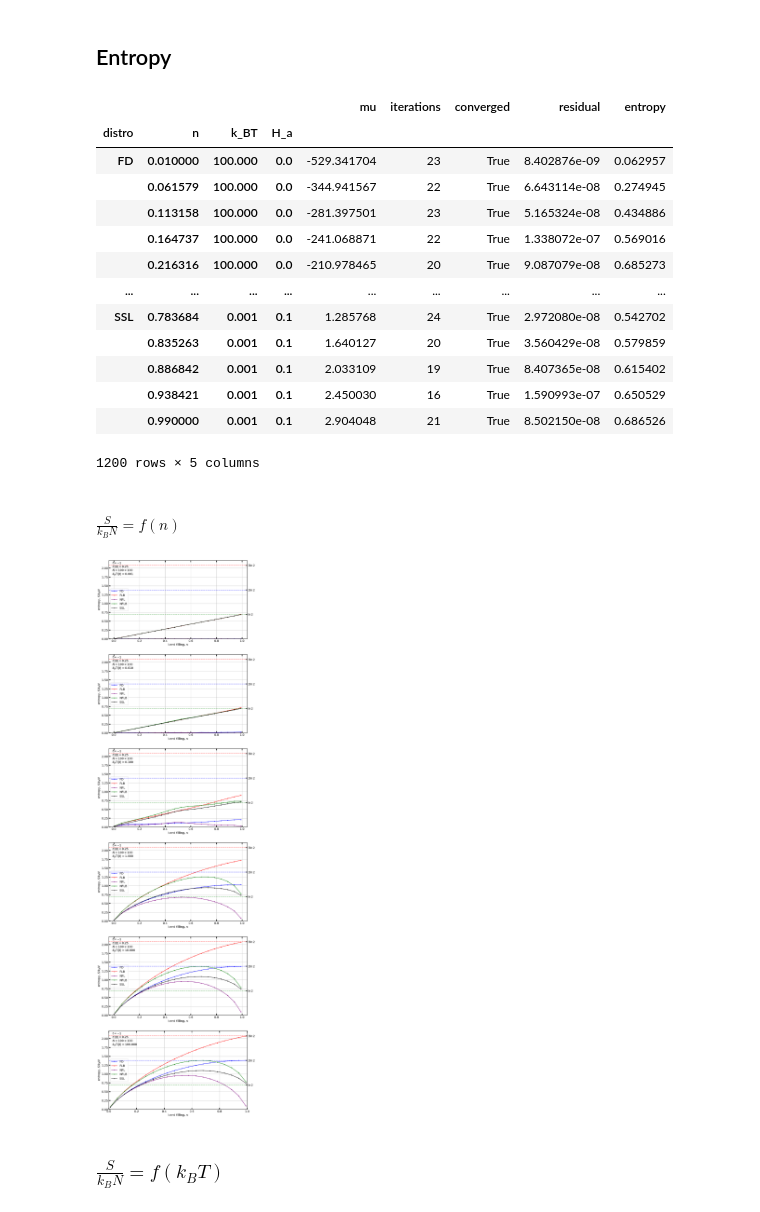
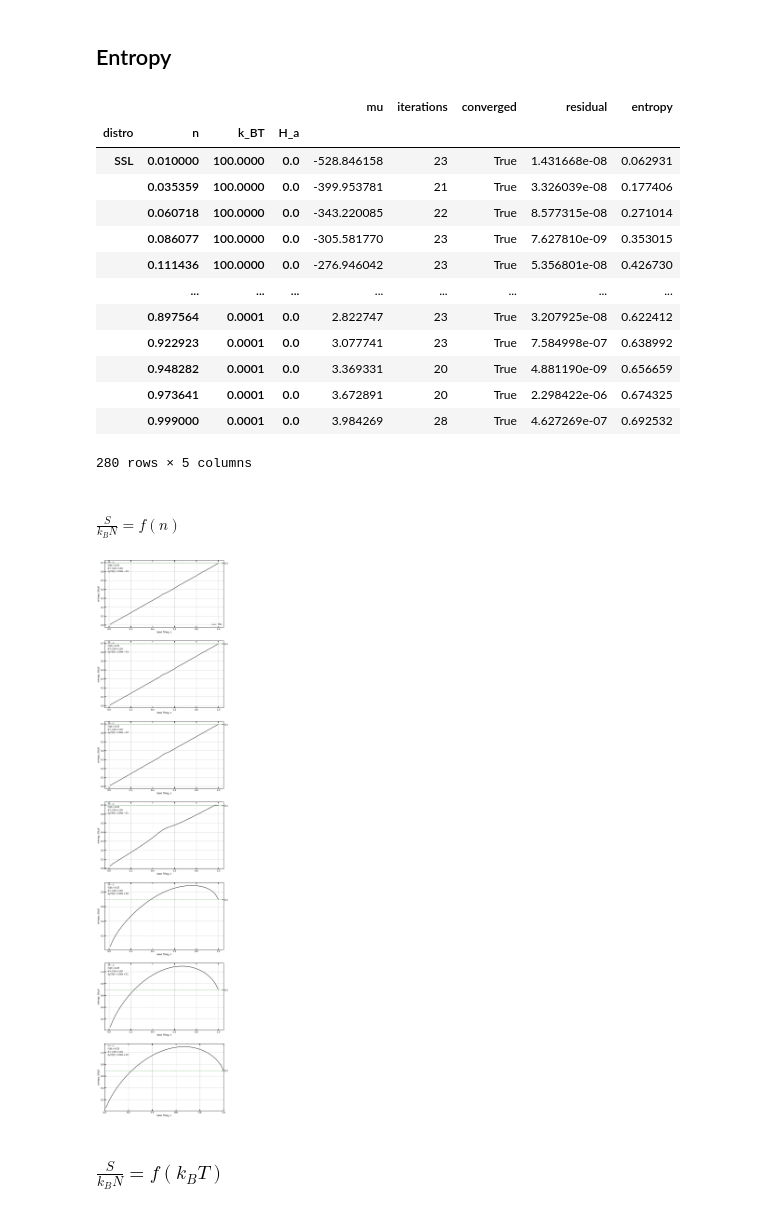
Before and after one commit to Mateuszzx/quantum-statistics-solver, a Jupyter notebook: notebooks/03_entropy.ipynb, the cells around one changed output. Saved outputs shown, nothing was run; the diff lists cells and outputs as text; code cells hidden in the pictures.

```diff
--- a/notebooks/03_entropy.ipynb
+++ b/notebooks/03_entropy.ipynb
@@ -9,14 +9,15 @@ import matplotlib.pyplot as plt
 # %%
 from qss.entropy import entropy
 from qss.distributions import prepare_2D_lattice_data, DistType
-import tools.scientific_plot as sp
+import tools.scientific_plot_v2 as sp
+plotter = sp.ScientificPlotter()
 # %% [markdown]
 ## 2D Lattice
 # %%
 N = 100
 t = -1
-t_prim = 0.25
-# t_prim = 0
+# t_prim = 0.25
+t_prim = 0
 
 kx = np.linspace(0, 2*np.pi*(N-1)/N, N+1) - np.pi
 ky = np.linspace(0, 2*np.pi*(N-1)/N, N+1) - np.pi
@@ -47,44 +48,42 @@ entropy_df
 # %% [output]
 |  |  |  |  | mu | iterations | converged | residual | entropy |
 | distro | n | k_BT | H_a |  |  |  |  |  |
-| FD | 0.010000 | 100.000 | 0.0 | -529.341704 | 23 | True | 8.402876e-09 | 0.062957 |
-|  | 0.061579 | 100.000 | 0.0 | -344.941567 | 22 | True | 6.643114e-08 | 0.274945 |
-|  | 0.113158 | 100.000 | 0.0 | -281.397501 | 23 | True | 5.165324e-08 | 0.434886 |
-|  | 0.164737 | 100.000 | 0.0 | -241.068871 | 22 | True | 1.338072e-07 | 0.569016 |
-|  | 0.216316 | 100.000 | 0.0 | -210.978465 | 20 | True | 9.087079e-08 | 0.685273 |
-| ... | ... | ... | ... | ... | ... | ... | ... | ... |
-| SSL | 0.783684 | 0.001 | 0.1 | 1.285768 | 24 | True | 2.972080e-08 | 0.542702 |
-|  | 0.835263 | 0.001 | 0.1 | 1.640127 | 20 | True | 3.560429e-08 | 0.579859 |
-|  | 0.886842 | 0.001 | 0.1 | 2.033109 | 19 | True | 8.407365e-08 | 0.615402 |
-|  | 0.938421 | 0.001 | 0.1 | 2.450030 | 16 | True | 1.590993e-07 | 0.650529 |
-|  | 0.990000 | 0.001 | 0.1 | 2.904048 | 21 | True | 8.502150e-08 | 0.686526 |
+| SSL | 0.010000 | 100.0000 | 0.0 | -528.846158 | 23 | True | 1.431668e-08 | 0.062931 |
+|  | 0.035359 | 100.0000 | 0.0 | -399.953781 | 21 | True | 3.326039e-08 | 0.177406 |
+|  | 0.060718 | 100.0000 | 0.0 | -343.220085 | 22 | True | 8.577315e-08 | 0.271014 |
+|  | 0.086077 | 100.0000 | 0.0 | -305.581770 | 23 | True | 7.627810e-09 | 0.353015 |
+|  | 0.111436 | 100.0000 | 0.0 | -276.946042 | 23 | True | 5.356801e-08 | 0.426730 |
+|  | ... | ... | ... | ... | ... | ... | ... | ... |
+|  | 0.897564 | 0.0001 | 0.0 | 2.822747 | 23 | True | 3.207925e-08 | 0.622412 |
+|  | 0.922923 | 0.0001 | 0.0 | 3.077741 | 23 | True | 7.584998e-07 | 0.638992 |
+|  | 0.948282 | 0.0001 | 0.0 | 3.369331 | 20 | True | 4.881190e-09 | 0.656659 |
+|  | 0.973641 | 0.0001 | 0.0 | 3.672891 | 20 | True | 2.298422e-06 | 0.674325 |
+|  | 0.999000 | 0.0001 | 0.0 | 3.984269 | 28 | True | 4.627269e-07 | 0.692532 |
-1200 rows × 5 columns
+280 rows × 5 columns
 # %% [markdown]
 #### $\frac{S} {k_B N} = f(n)$
 # %%
-H_a_plot = H_a[1]
+H_a_plot = H_a[0]
 beta_plot = 1/k_BT
 
-# Plotimport scientific_plot as sp
-sp.plot_result_n(
+# Plot
+plotter.plot_scalar_result(
     results=entropy_df,
-    n=n,
-    betas=beta_plot,
+    x_param="n",
+    y_col="entropy",
     y_label=r"entropy, $S / k_B N$",
-    distros=distro,
-    H_a=H_a_plot,
-    y_col="entropy",  # Specify the column to plot
-    legend_position="center left",
+    fixed_params={"H_a": H_a_plot},
+    distros=list(distro),
+    subplots_param="beta",
+    subplots_vals=beta_plot,
+    cols=1,
     figsize=(12, 8),
-    cols=1, # Adjust columns for layout
-    show_log_vals=True,
-    fontsize=14,
-
+    show_log_vals=True
 )
 plt.xlim(0,1)
 plt.show()
 # %% [output]
-[figure, old version]
+[figure, new version]
 # %% [markdown]
 ### $\frac{S} {k_B N} = f(k_BT)$
 # %%
```
Also changed, not shown: parts of 3 cells of this notebook, 42 other files.
